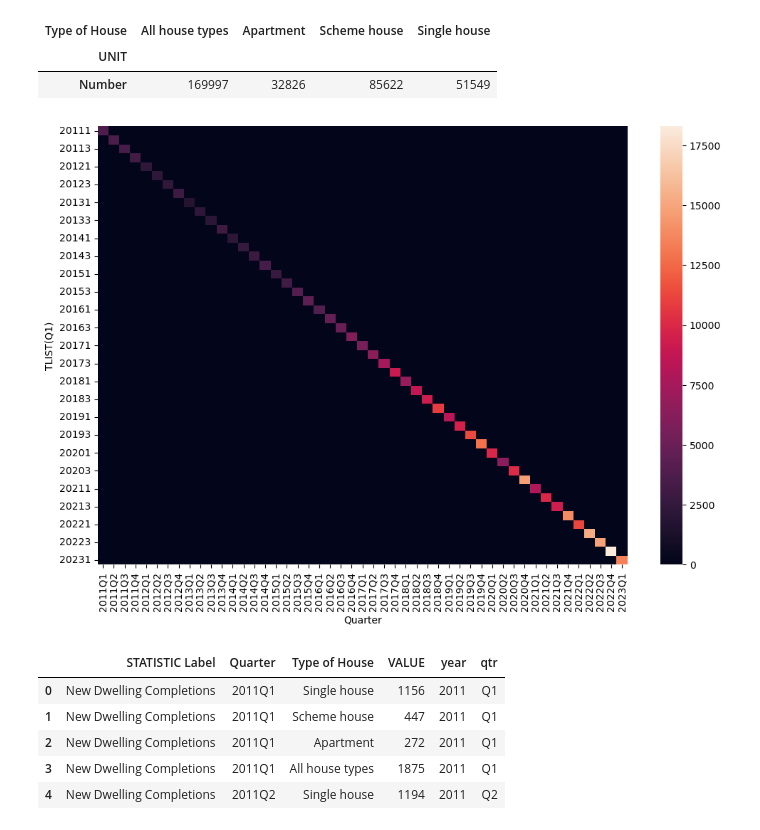
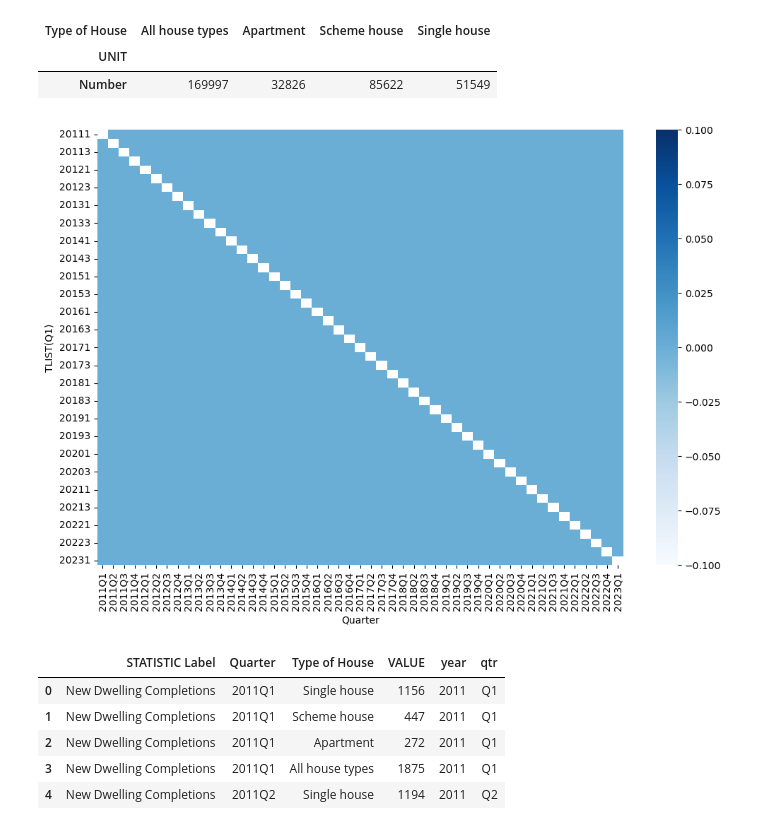
Before and after one commit to lcroash/MSC_SEM1_CA2, a Jupyter notebook: CA2.ipynb, the cells around one changed output. Saved outputs shown, nothing was run; the diff lists cells and outputs as text; code cells hidden in the pictures.

```diff
--- a/CA2.ipynb
+++ b/CA2.ipynb
@@ -172,12 +217,13 @@ df_ie_ndq1.pivot_table(index='UNIT',  columns='Type of House', values='VALUE', a
 | UNIT |  |  |  |  |
 | Number | 169997 | 32826 | 85622 | 51549 |
 # %%
-# TLIST(Q1) appears to be the same as Quarter
+# TLIST(Q1) appears to be the same as Quarter as there is a 1 to 1 relationship
 df_qtr_pivot = df_ie_ndq1.pivot_table(index='TLIST(Q1)',  columns='Quarter', values='VALUE', aggfunc='sum', fill_value=0)
-sns.heatmap(df_qtr_pivot)
+mask = df_qtr_pivot > 1
+sns.heatmap(df_qtr_pivot, cmap="Blues", mask=mask)
 plt.show()
 # %% [output]
-[figure, old version]
+[figure, new version]
 # %%
 # Test that all the values in TLIST(Q1) are the same as in Quarter but with an added Q in the second last position
 assert((df_ie_ndq1['Quarter'].str.replace('Q', '').astype('str') == df_ie_ndq1['TLIST(Q1)'].astype('str')).all())
```
Also changed, not shown: parts of 170 cells of this notebook.
